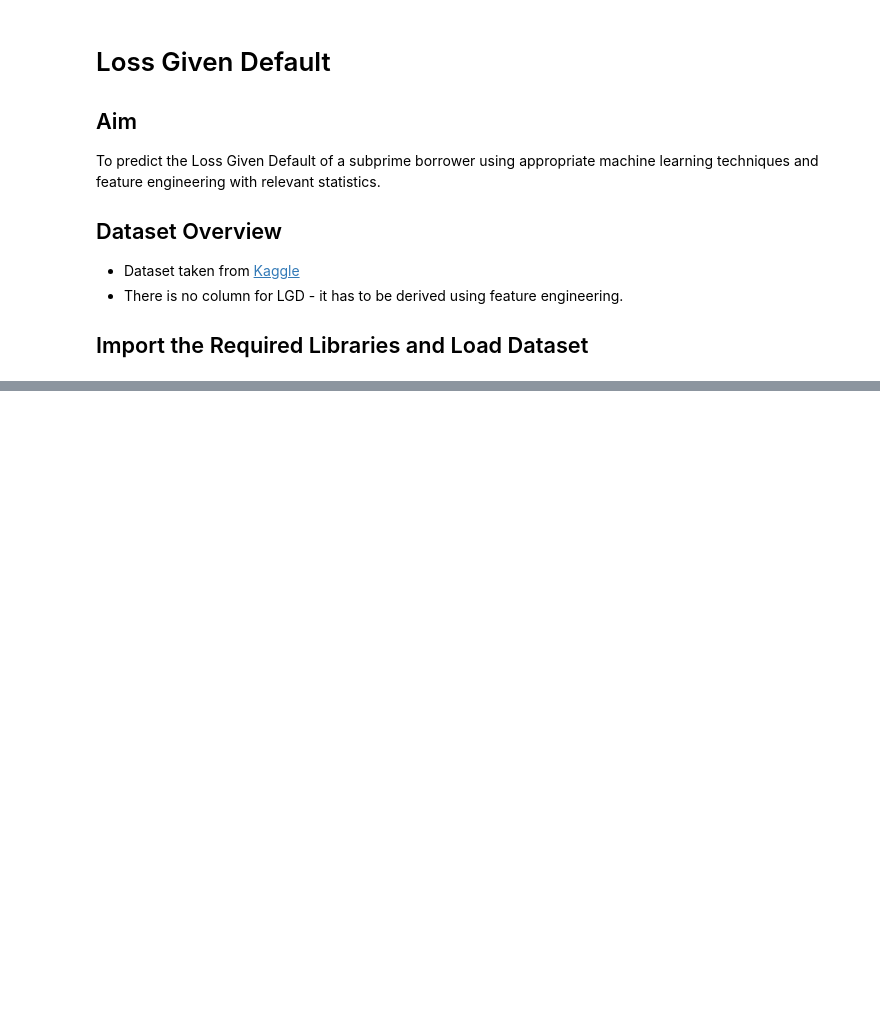
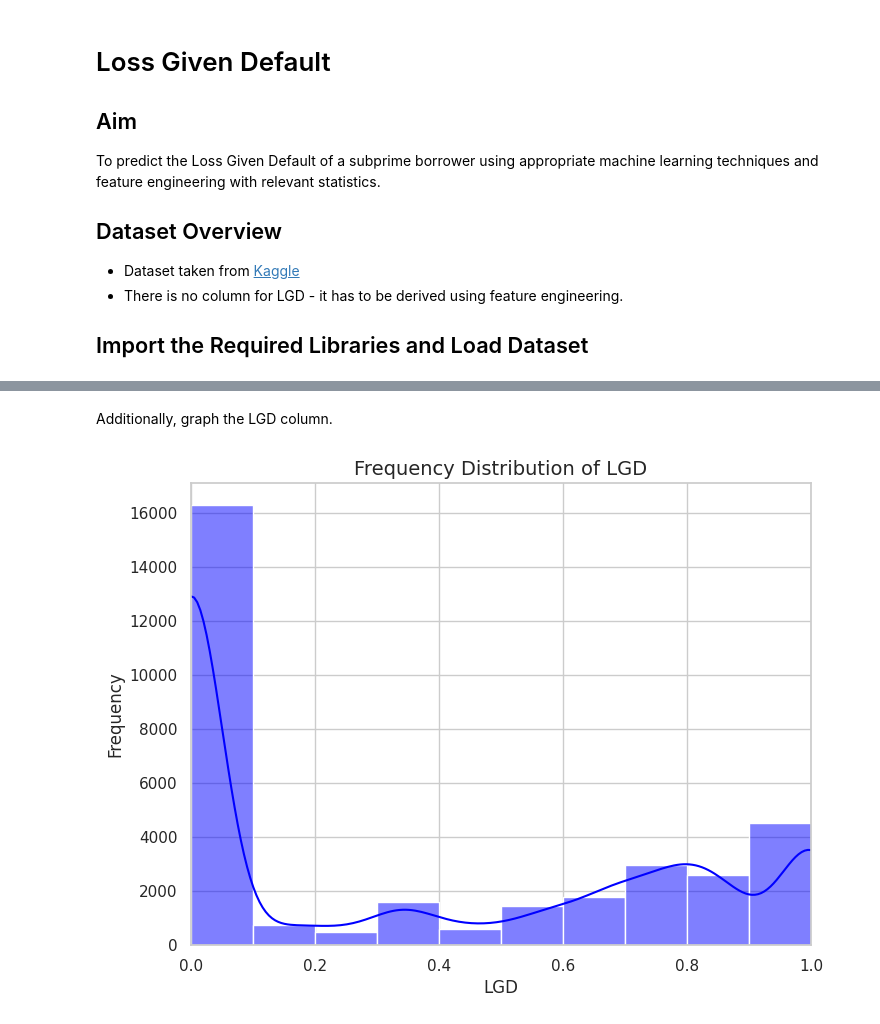
Before and after one commit to VoidsVictor/grass, a Jupyter notebook: notebooks/lgd.ipynb, the cells around one changed output, grey strips where cells are left out. Cells and saved outputs as stored; diff of their text form; code cells hidden in the pictures; blank space fills up the shorter version.

```diff
--- a/notebooks/lgd.ipynb
+++ b/notebooks/lgd.ipynb
@@ -29,0 +73,4 @@ data.head()
+# %%
+# Dropping all null values
+data = data.dropna()
+data.info()
@@ -29,0 +97,17 @@ data.head()
+# %%
+# Calculate Loan To Income (LTI)
+data['LTI'] = data['loan_amount'] / ((data['annual_income'] / 12) * data['loan_tenure'])
+
+# Calculate Loan Servicing Ratio (LSR)
+data['LSR'] = (data['loan_amount'] / data['loan_tenure']) / data['monthly_expenses']
+
+# Heuristically calculate proxy_LGD
+# Net Annual Income = Annual Income - (12 * Monthly Expenses)
+data['specific_net_income'] = ((data['annual_income']/12) - data['monthly_expenses']) * data['loan_tenure']
+
+# Calculate LGD = (Total Loan - Absolute(Net Income)) / Net Income
+data['LGD'] = (data['loan_amount'] - data['specific_net_income'].abs()) / data['specific_net_income']
+data.replace([np.inf, -np.inf], 1.0, inplace=True)
+data['LGD'] = data['LGD'].apply(lambda x: 0 if x < 0 else (1 if x > 1.0 else x))
+
+data.head()
@@ -29,0 +122,25 @@ data.head()
+# %% [markdown]
+Additionally, graph the LGD column.
+# %%
+import seaborn as sns
+
+# Set the style for seaborn plots
+sns.set(style="whitegrid")
+
+# Plot the frequency distribution (histogram) for the 'LGD' column
+plt.figure(figsize=(8, 6))
+sns.histplot(data['LGD'], bins=10, kde=True, color='blue')
+
+
+# Set the x-axis range from -2 to 2
+plt.xlim(0, 1)
+
+# Add labels and title
+plt.title('Frequency Distribution of LGD', fontsize=14)
+plt.xlabel('LGD', fontsize=12)
+plt.ylabel('Frequency', fontsize=12)
+
+# Show the plot
+plt.show()
+# %% [output]
+[figure, added]
```
Also changed, not shown: parts of 5 cells of this notebook.
